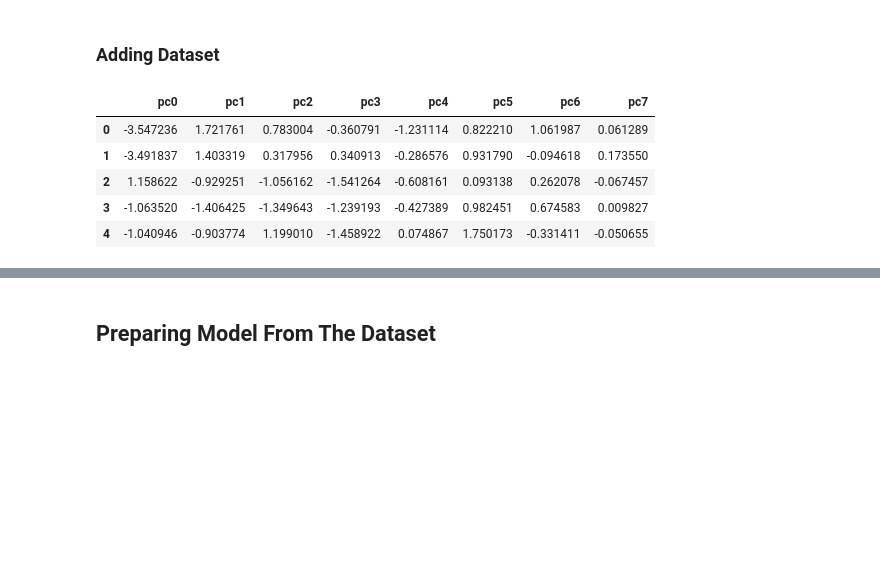
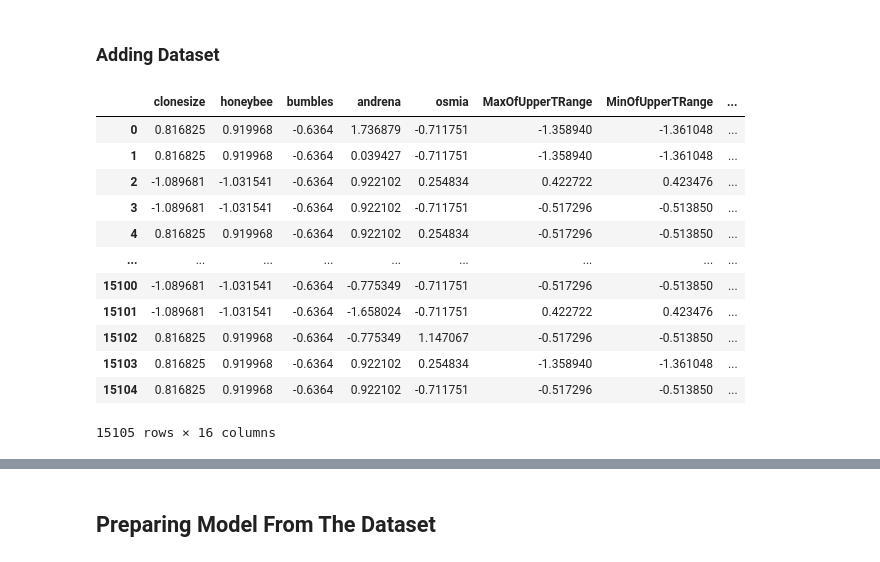
Before and after one commit to kunal-mallick/Wild-Blueberry-Yield, a Jupyter notebook: Model Building/Model.ipynb, the cells around one changed output, grey strips where cells are left out. Drawn from its saved outputs; the diff is of its cells as text; code cells hidden in the pictures; blank space fills up the shorter version.

```diff
--- a/Model Building/Model.ipynb
+++ b/Model Building/Model.ipynb
@@ -32,15 +32,22 @@ plt.tight_layout()
 # %%
 xtrain = pd.read_csv('https://raw.githubusercontent.com/kunal-mallick/Wild-Blueberry-Yield/Working/Feature%20Engineering%20%26%20Feature%20Extraction/xtrain.csv')
 ytrain = pd.read_csv('https://raw.githubusercontent.com/kunal-mallick/Wild-Blueberry-Yield/Working/Feature%20Engineering%20%26%20Feature%20Extraction/ytrain.csv')
 
-xtrain.head()
+xtrain
 # %% [output]
-|  | pc0 | pc1 | pc2 | pc3 | pc4 | pc5 | pc6 | pc7 |
-| 0 | -3.547236 | 1.721761 | 0.783004 | -0.360791 | -1.231114 | 0.822210 | 1.061987 | 0.061289 |
-| 1 | -3.491837 | 1.403319 | 0.317956 | 0.340913 | -0.286576 | 0.931790 | -0.094618 | 0.173550 |
-| 2 | 1.158622 | -0.929251 | -1.056162 | -1.541264 | -0.608161 | 0.093138 | 0.262078 | -0.067457 |
-| 3 | -1.063520 | -1.406425 | -1.349643 | -1.239193 | -0.427389 | 0.982451 | 0.674583 | 0.009827 |
-| 4 | -1.040946 | -0.903774 | 1.199010 | -1.458922 | 0.074867 | 1.750173 | -0.331411 | -0.050655 |
+|  | clonesize | honeybee | bumbles | andrena | osmia | MaxOfUpperTRange | MinOfUpperTRange | ... |
+| 0 | 0.816825 | 0.919968 | -0.6364 | 1.736879 | -0.711751 | -1.358940 | -1.361048 | ... |
+| 1 | 0.816825 | 0.919968 | -0.6364 | 0.039427 | -0.711751 | -1.358940 | -1.361048 | ... |
+| 2 | -1.089681 | -1.031541 | -0.6364 | 0.922102 | 0.254834 | 0.422722 | 0.423476 | ... |
+| 3 | -1.089681 | -1.031541 | -0.6364 | 0.922102 | -0.711751 | -0.517296 | -0.513850 | ... |
+| 4 | 0.816825 | 0.919968 | -0.6364 | 0.922102 | 0.254834 | -0.517296 | -0.513850 | ... |
+| ... | ... | ... | ... | ... | ... | ... | ... | ... |
+| 15100 | -1.089681 | -1.031541 | -0.6364 | -0.775349 | -0.711751 | -0.517296 | -0.513850 | ... |
+| 15101 | -1.089681 | -1.031541 | -0.6364 | -1.658024 | -0.711751 | 0.422722 | 0.423476 | ... |
+| 15102 | 0.816825 | 0.919968 | -0.6364 | -0.775349 | 1.147067 | -0.517296 | -0.513850 | ... |
+| 15103 | 0.816825 | 0.919968 | -0.6364 | 0.922102 | 0.254834 | -1.358940 | -1.361048 | ... |
+| 15104 | 0.816825 | 0.919968 | -0.6364 | 0.922102 | -0.711751 | -0.517296 | -0.513850 | ... |
+15105 rows × 16 columns
 # %%
 xtest = pd.read_csv('https://raw.githubusercontent.com/kunal-mallick/Wild-Blueberry-Yield/Working/Feature%20Engineering%20%26%20Feature%20Extraction/xtest.csv')
 ytest = pd.read_csv('https://raw.githubusercontent.com/kunal-mallick/Wild-Blueberry-Yield/Working/Feature%20Engineering%20%26%20Feature%20Extraction/ytest.csv')
```
Also changed, not shown: parts of 7 cells of this notebook, 2 other files.
